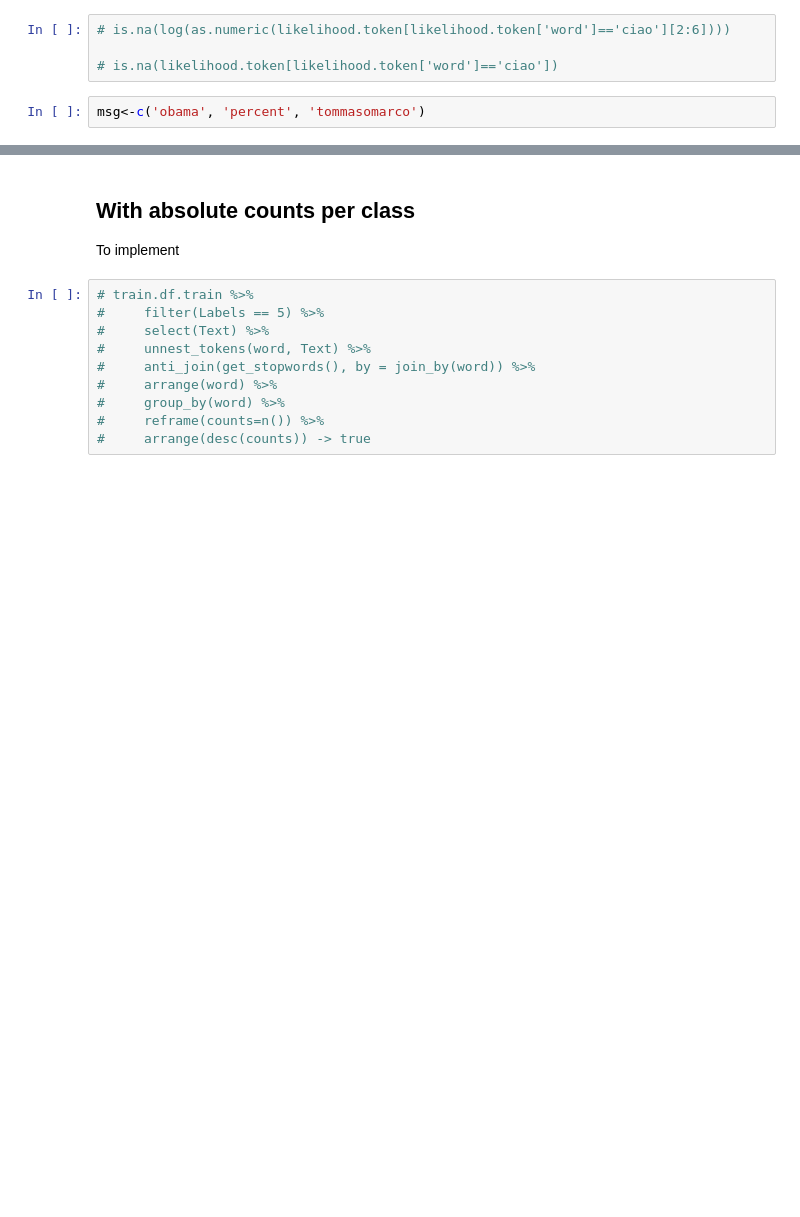
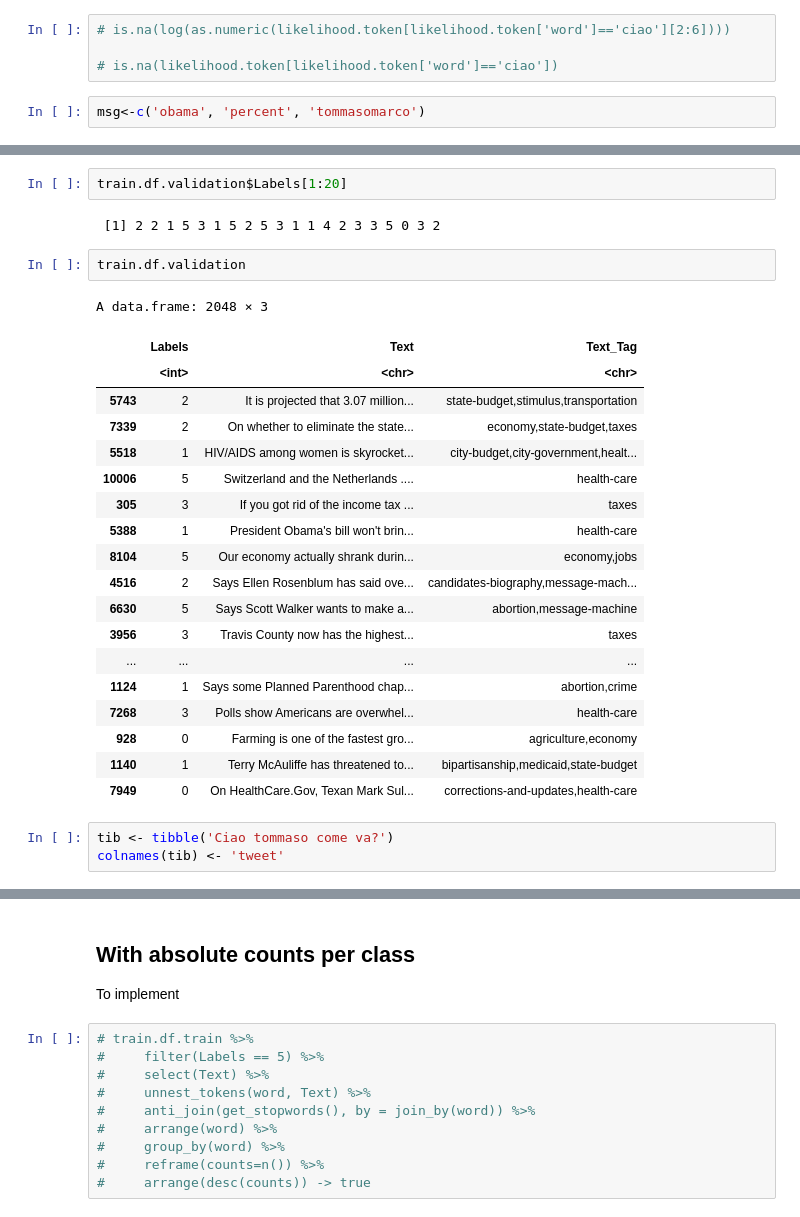
Before and after one commit to tommaso-bertola/falsehoods-sieve, a Jupyter notebook: FakeNewsRecognitionWithBayesClassifier.ipynb, the cells around one changed output, grey strips where cells are left out. Saved outputs shown, nothing was run; the diff lists cells and outputs as text; blank space fills up the shorter version.

```diff
--- a/FakeNewsRecognitionWithBayesClassifier.ipynb
+++ b/FakeNewsRecognitionWithBayesClassifier.ipynb
@@ -286,0 +324,29 @@ cat(exp(query_out), "\n")
+# %%
+train.df.validation$Labels[1:20]
+# %% [output]
+ [1] 2 2 1 5 3 1 5 2 5 3 1 1 4 2 3 3 5 0 3 2
+# %%
+train.df.validation
+# %% [output]
+A data.frame: 2048 × 3
+|  | Labels | Text | Text_Tag |
+|  | <int> | <chr> | <chr> |
+| 5743 | 2 | It is projected that 3.07 million... | state-budget,stimulus,transportation |
+| 7339 | 2 | On whether to eliminate the state... | economy,state-budget,taxes |
+| 5518 | 1 | HIV/AIDS among women is skyrocket... | city-budget,city-government,healt... |
+| 10006 | 5 | Switzerland and the Netherlands .... | health-care |
+| 305 | 3 | If you got rid of the income tax ... | taxes |
+| 5388 | 1 | President Obama's bill won't brin... | health-care |
+| 8104 | 5 | Our economy actually shrank durin... | economy,jobs |
+| 4516 | 2 | Says Ellen Rosenblum has said ove... | candidates-biography,message-mach... |
+| 6630 | 5 | Says Scott Walker wants to make a... | abortion,message-machine |
+| 3956 | 3 | Travis County now has the highest... | taxes |
+| ... | ... | ... | ... |
+| 1124 | 1 | Says some Planned Parenthood chap... | abortion,crime |
+| 7268 | 3 | Polls show Americans are overwhel... | health-care |
+| 928 | 0 | Farming is one of the fastest gro... | agriculture,economy |
+| 1140 | 1 | Terry McAuliffe has threatened to... | bipartisanship,medicaid,state-budget |
+| 7949 | 0 | On HealthCare.Gov, Texan Mark Sul... | corrections-and-updates,health-care |
+# %%
+tib <- tibble('Ciao tommaso come va?')
+colnames(tib) <- 'tweet'
```
Also changed, not shown: parts of 43 cells of this notebook.
